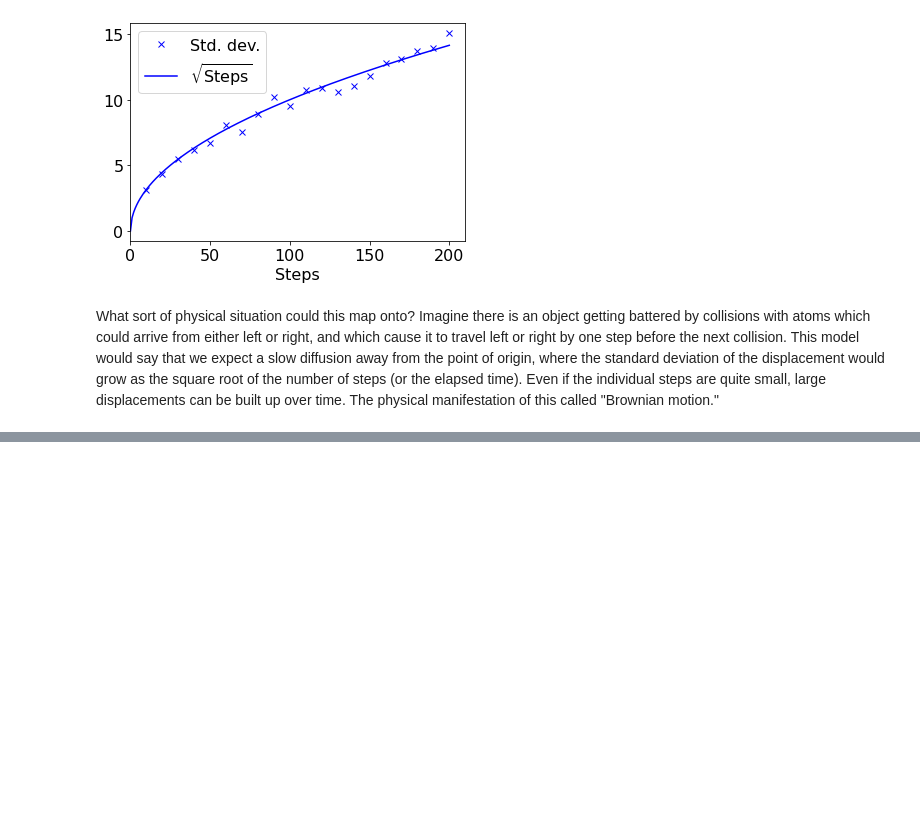
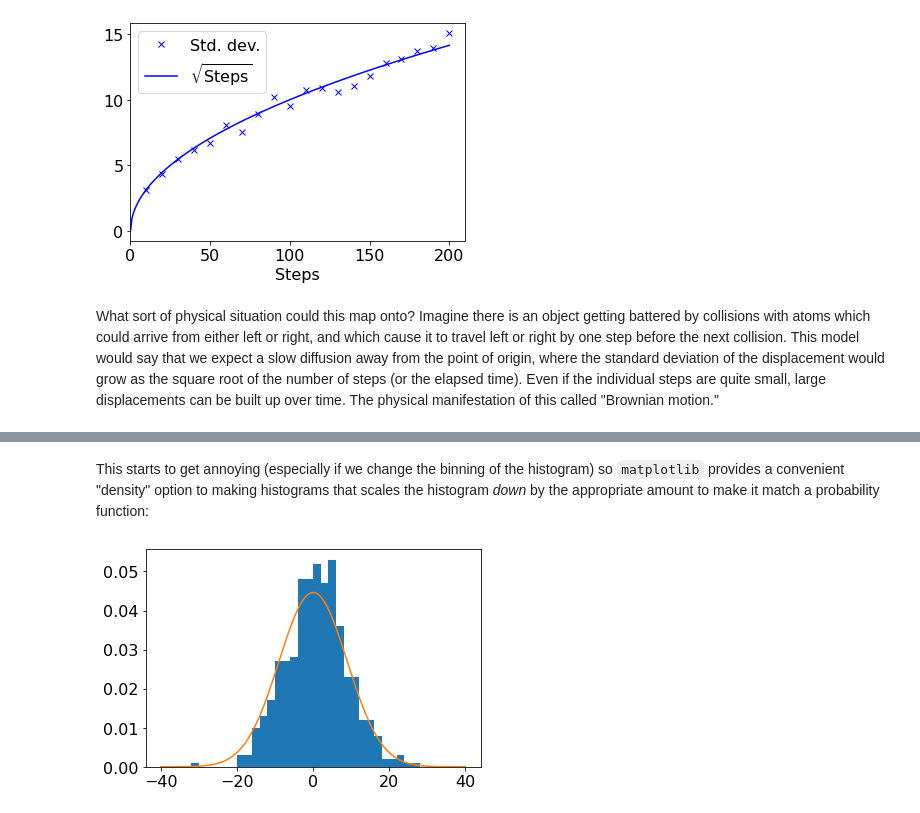
Before and after one commit to ponyisi/phy_355_fall2020, a Jupyter notebook: 2 - Random Walks.ipynb, the cells around one changed output, grey strips where cells are left out. Cells and saved outputs as stored; diff of their text form; code cells hidden in the pictures; blank space fills up the shorter version.

```diff
--- a/2 - Random Walks.ipynb
+++ b/2 - Random Walks.ipynb
@@ -173,0 +221,10 @@ What sort of physical situation could this map onto? Imagine there is an object
+# %% [markdown]
+This starts to get annoying (especially if we change the binning of the histogram) so `matplotlib` provides a convenient "density" option to making histograms that scales the histogram _down_ by the appropriate amount to make it match a probability function:
+# %%
+plt.hist(final_positions_3, range=(-40,40), bins=40, density=True)
+# going to use a numpy array to make evaluating normal_distribution for a range of x values simpler.
+xvalues = numpy.linspace(-40, 40, 200)
+plt.plot(xvalues, normal_distribution(xvalues, 0, sqrt(80)))
+plt.show()
+# %% [output]
+[figure, added]
```
Also changed, not shown: parts of 4 cells of this notebook, 1 other file.
